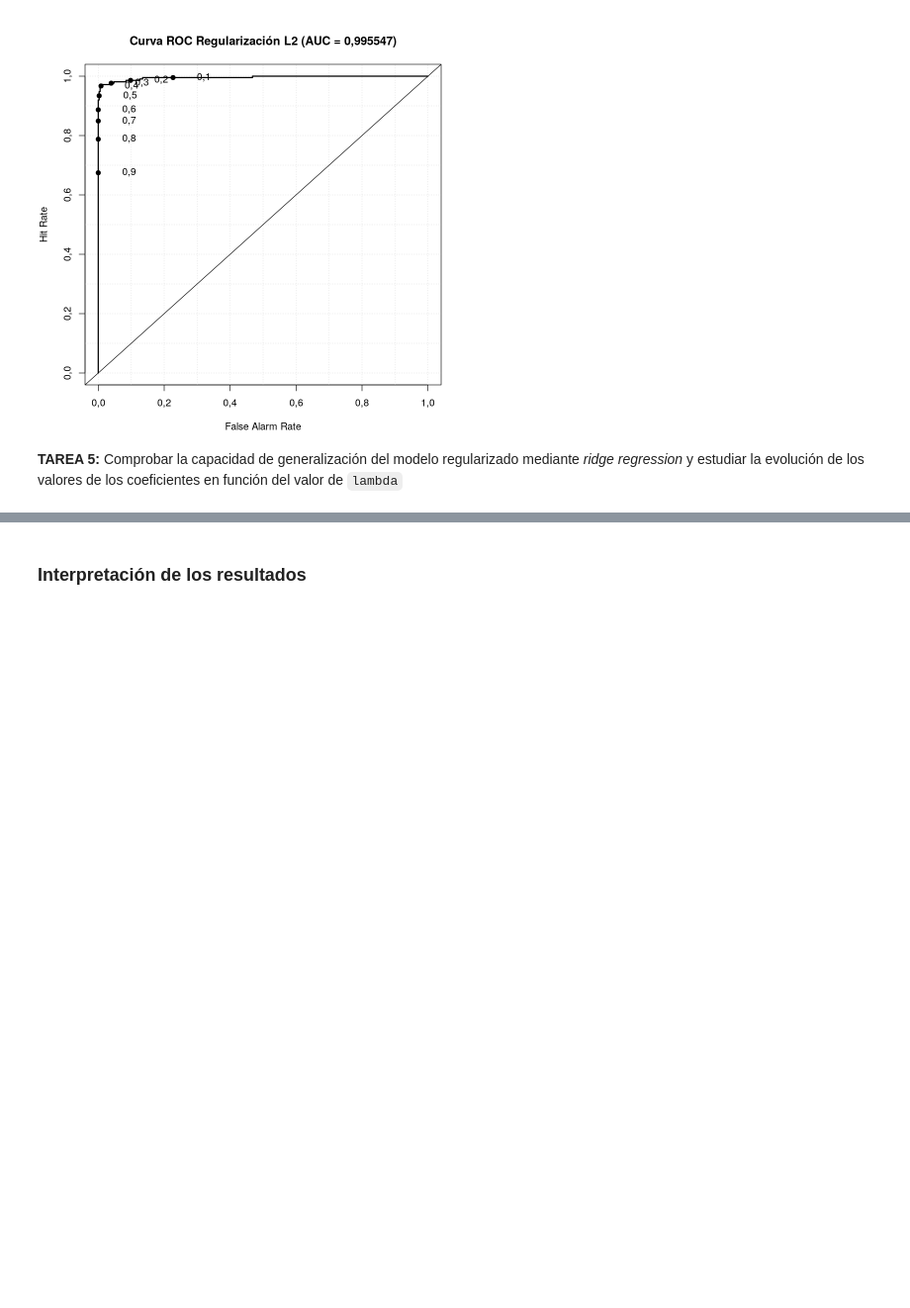
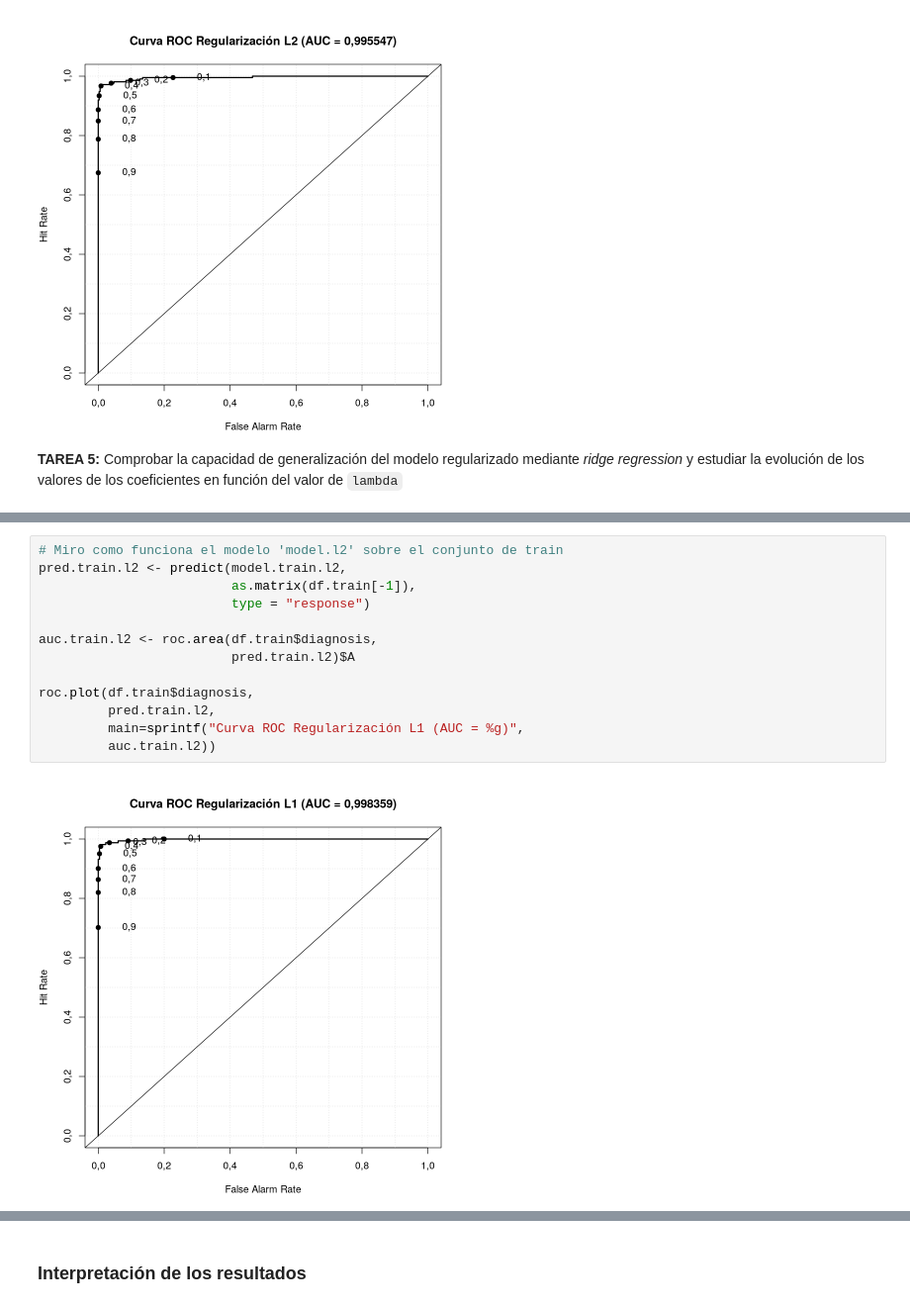
Before and after one commit to NTrevisani/DataScienceMaster, a Jupyter notebook: Estadistica/Pablo/PracticaDimensiones/Seleccion_de_variables_y_regularizacion_BC.ipynb, the cells around one changed output, grey strips where cells are left out. Shown at 99% size. Drawn from its saved outputs; the diff is of its cells as text; blank space fills up the shorter version.

```diff
--- a/Estadistica/Pablo/PracticaDimensiones/Seleccion_de_variables_y_regularizacion_BC.ipynb
+++ b/Estadistica/Pablo/PracticaDimensiones/Seleccion_de_variables_y_regularizacion_BC.ipynb
@@ -509,2 +579,17 @@ roc.plot(df$diagnosis,pred.l2, main=sprintf("Curva ROC Regularización L2 (AUC =
+# %%
+# Miro como funciona el modelo 'model.l2' sobre el conjunto de train
+pred.train.l2 <- predict(model.train.l2,
+                         as.matrix(df.train[-1]),
+                         type = "response")
+
+auc.train.l2 <- roc.area(df.train$diagnosis,
+                         pred.train.l2)$A
+
+roc.plot(df.train$diagnosis,
+         pred.train.l2,
+         main=sprintf("Curva ROC Regularización L1 (AUC = %g)",
+         auc.train.l2))
+# %% [output]
+[figure, added]
 # %%
 # Miro como funciona el modelo 'model.l2' sobre el conjunto de test
```
Also changed, not shown: parts of 8 cells of this notebook, 2 other files.
